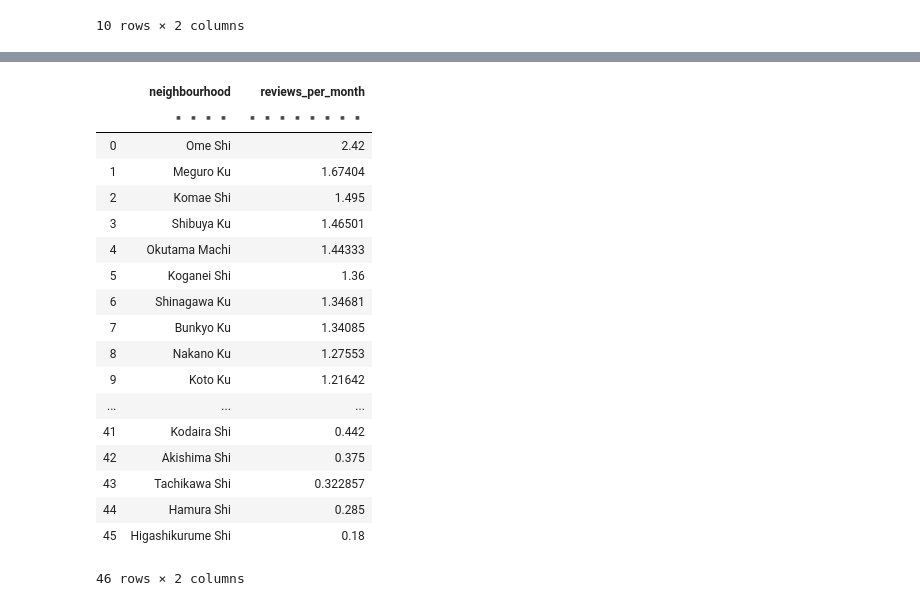
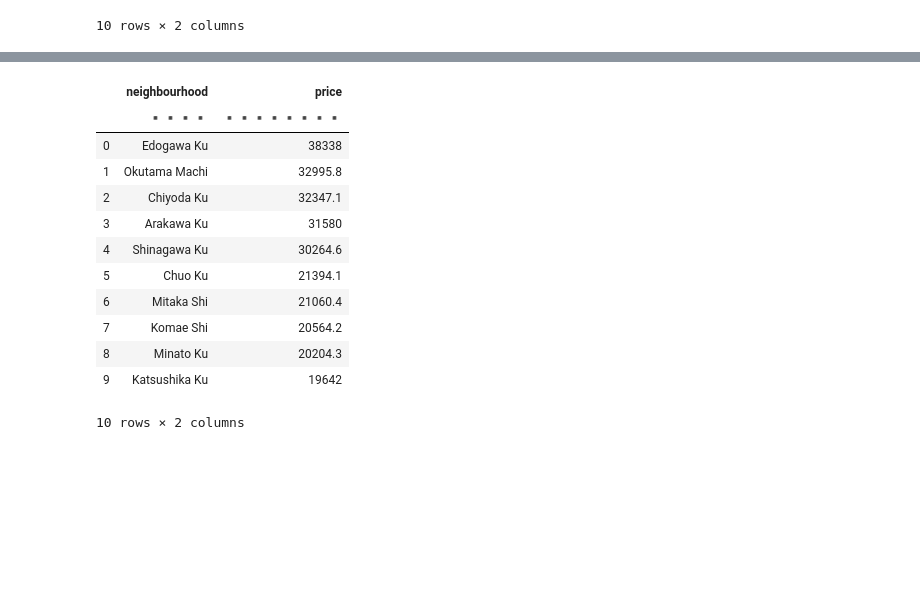
Before and after one commit to allhanz/AirBNB_data_analysis, a Jupyter notebook: data_analysis.ipynb, the cells around one changed output, grey strips where cells are left out. Cells and saved outputs as stored; diff of their text form; code cells hidden in the pictures; blank space fills up the shorter version.

```diff
--- a/data_analysis.ipynb
+++ b/data_analysis.ipynb
@@ -481,24 +551,18 @@ tokyo_listings_dt.names
 # %%
-mean_reviws=tokyo_listings_dt[:,mean(f.reviews_per_month),by(f.neighbourhood)]
-mean_reviws_sorted=mean_reviws[:,:,sort(-f.reviews_per_month)]
-mean_reviws_sorted
+mean_price_per_neigh=tokyo_listings_dt[:,mean(f.price),by(f.neighbourhood)]
+mean_price_per_neigh_sorted=mean_price_per_neigh[:,:,sort(-f.price)]
+mean_price_per_neigh_sorted.head()
 # %% [output]
-|  | neighbourhood | reviews_per_month |
+|  | neighbourhood | price |
 |  | ▪▪▪▪ | ▪▪▪▪▪▪▪▪ |
-| 0 | Ome Shi | 2.42 |
-| 1 | Meguro Ku | 1.67404 |
-| 2 | Komae Shi | 1.495 |
-| 3 | Shibuya Ku | 1.46501 |
-| 4 | Okutama Machi | 1.44333 |
-| 5 | Koganei Shi | 1.36 |
-| 6 | Shinagawa Ku | 1.34681 |
-| 7 | Bunkyo Ku | 1.34085 |
-| 8 | Nakano Ku | 1.27553 |
-| 9 | Koto Ku | 1.21642 |
-| ... | ... | ... |
-| 41 | Kodaira Shi | 0.442 |
-| 42 | Akishima Shi | 0.375 |
-| 43 | Tachikawa Shi | 0.322857 |
-| 44 | Hamura Shi | 0.285 |
-| 45 | Higashikurume Shi | 0.18 |
+| 0 | Edogawa Ku | 38338 |
+| 1 | Okutama Machi | 32995.8 |
+| 2 | Chiyoda Ku | 32347.1 |
+| 3 | Arakawa Ku | 31580 |
+| 4 | Shinagawa Ku | 30264.6 |
+| 5 | Chuo Ku | 21394.1 |
+| 6 | Mitaka Shi | 21060.4 |
+| 7 | Komae Shi | 20564.2 |
+| 8 | Minato Ku | 20204.3 |
+| 9 | Katsushika Ku | 19642 |
-46 rows × 2 columns
+10 rows × 2 columns
```
Also changed, not shown: parts of 47 cells of this notebook, 10 other files.
